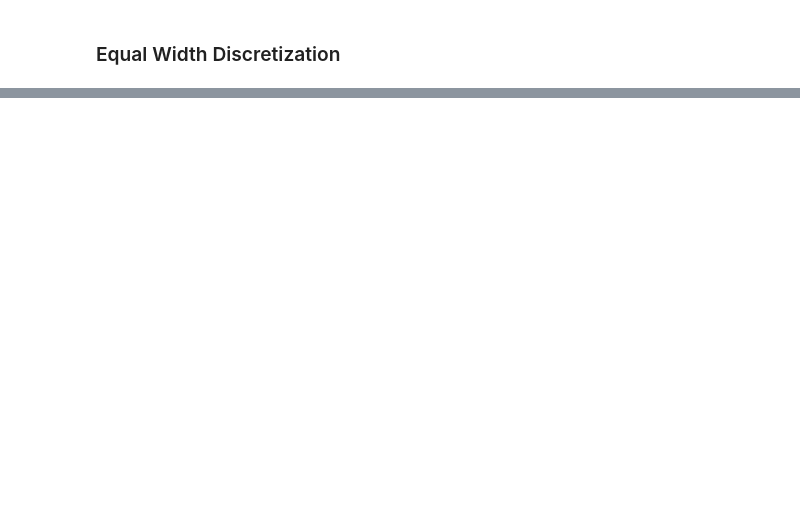
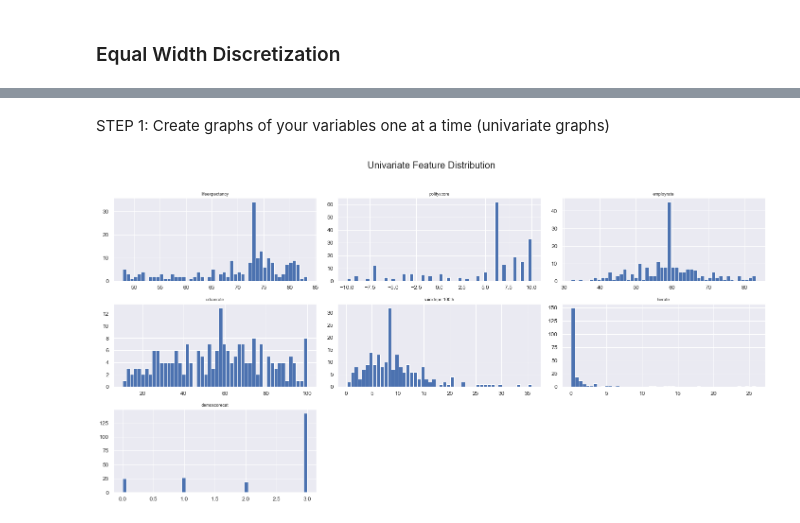
Before and after one commit to dennislamcv1/DataWesleyanU, a Jupyter notebook: Data Management and Visualization/Data Management and Visualization.ipynb, the cells around one changed output, grey strips where cells are left out. Saved outputs shown, nothing was run; the diff lists cells and outputs as text; code cells hidden in the pictures; blank space fills up the shorter version.

```diff
--- a/Data Management and Visualization/Data Management and Visualization.ipynb
+++ b/Data Management and Visualization/Data Management and Visualization.ipynb
@@ -923,0 +458,3 @@ plt.show()
+# %%
+df4 = pd.read_csv("gapminderfinal.csv")
+df4
@@ -923,0 +475,9 @@ plt.show()
+# %% [markdown]
+STEP 1: Create graphs of your variables one at a time (univariate graphs)
+# %%
+df4.hist(bins=50, figsize=(20,10))
+plt.suptitle('Univariate Feature Distribution', x=0.5, y=1.02, ha='center', fontsize=20)
+plt.tight_layout()
+plt.show()
+# %% [output]
+[figure, added]
```
Also changed, not shown: parts of 273 cells of this notebook, 3 other files.
